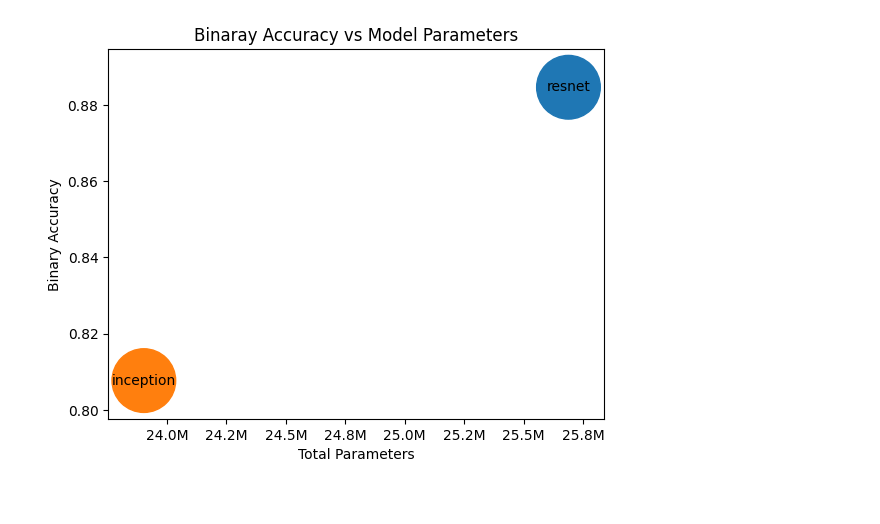
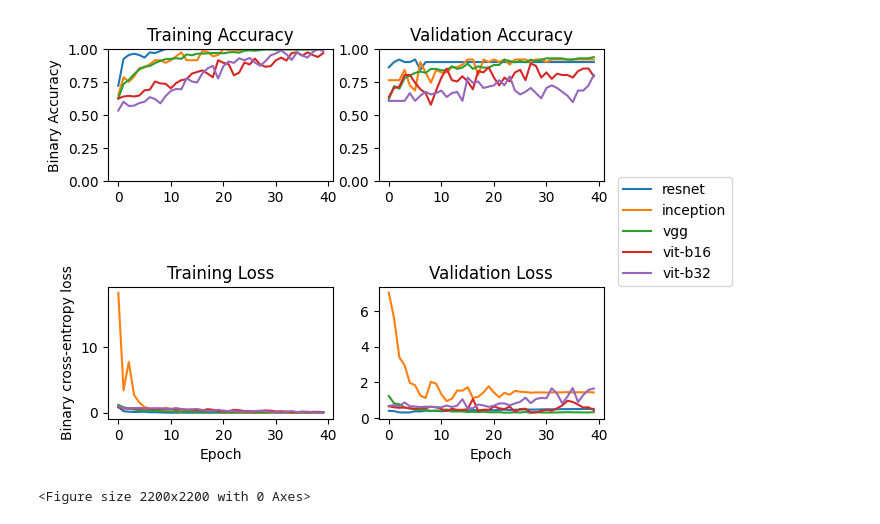
Before and after one commit to rutgerluinge/BrainTumorDetection, a Jupyter notebook: plotting.ipynb, the cells around one changed output. Cells and saved outputs as stored; diff of their text form; code cells hidden in the pictures.

Commit message:
plotting.iynb and plotting.py (containing raw functions)

```diff
--- a/plotting.ipynb
+++ b/plotting.ipynb
@@ -164,49 +36,0 @@ Text(0, 0.5, 'Binary Accuracy')
-# %%
-# scatterplot accuracy of the model vs amount of parameters
-
-def millions_formatter(x, pos):
-    return '{:.1f}M'.format(x*1e-6)
-
-
-model_param_dict = {}
-
-for model, name in zip(architectures, model_names):
-    trainable_count = np.sum([K.count_params(w) for w in model.trainable_weights])
-    non_trainable_count = np.sum([K.count_params(w) for w in model.non_trainable_weights])
-
-    model_param_dict[name] = [non_trainable_count, trainable_count]
-
-
-bin_accuracies = [loss_acc[1] for loss_acc in result_dict.values()]
-
-non_trainable_params = [params[0] for params in model_param_dict.values()] #1 for trainable, 0 for non trainable
-trainable_params = [params[1] for params in model_param_dict.values()] #1 for trainable, 0 for non trainable
-trainable_param_size = [params/1000 for params in trainable_params]
-total_params = np.add(trainable_params, non_trainable_params)
-
-plt.scatter(total_params, bin_accuracies, s=trainable_param_size, c= colors[:len(model_names)])
-
-for idx, name in enumerate(model_names):
-    plt.text(total_params[idx], bin_accuracies[idx], f'{name}', color="black",  ha='center', va='center')
-
-
-#boundaries
-plt.xlim([min(total_params)-150000, max(total_params)+150000])
-plt.ylim([min(bin_accuracies)-0.01, max(bin_accuracies)+0.01])
-
-
-# Set the plot title and axis labels
-plt.title('Binaray Accuracy vs Model Parameters')
-
-# format to millions on x-axis
-formatter = ticker.FuncFormatter(millions_formatter)
-plt.gca().xaxis.set_major_formatter(formatter)
-
-
-plt.xlabel('Total Parameters')
-plt.ylabel('Binary Accuracy')
-
-# Show the plot
-plt.show()
-# %% [output]
-[figure, removed]
@@ -212,0 +49,19 @@ plt.show()
+# %%
+#load histories by pickle
+history_dict = {}
+
+history_dict["resnet"] =  pickle.load(open("models and histories/resnet_history.pickle","rb"))
+history_dict["inception"] =  pickle.load(open("models and histories/inception_history.pickle","rb"))
+history_dict["vgg"] =  pickle.load(open("models and histories/vgg16_history.pickle","rb"))
+
+history_dict["vit-b16"] =  pickle.load(open("models and histories/b16_history.pickle","rb"))
+history_dict["vit-b32"] =  pickle.load(open("models and histories/b32_history.pickle","rb"))
+
+c_val_result_dict =  pickle.load(open("models and histories/data_dictionary.pickle","rb"))
+# %%
+# make loss and accuracy learning plots
+
+loss_accuracy_graph_from_pickle(history_dict)
+# %% [output]
+[figure, added]
+<Figure size 2200x2200 with 0 Axes>
```
Also changed, not shown: parts of 12 cells of this notebook, 3 other files.
